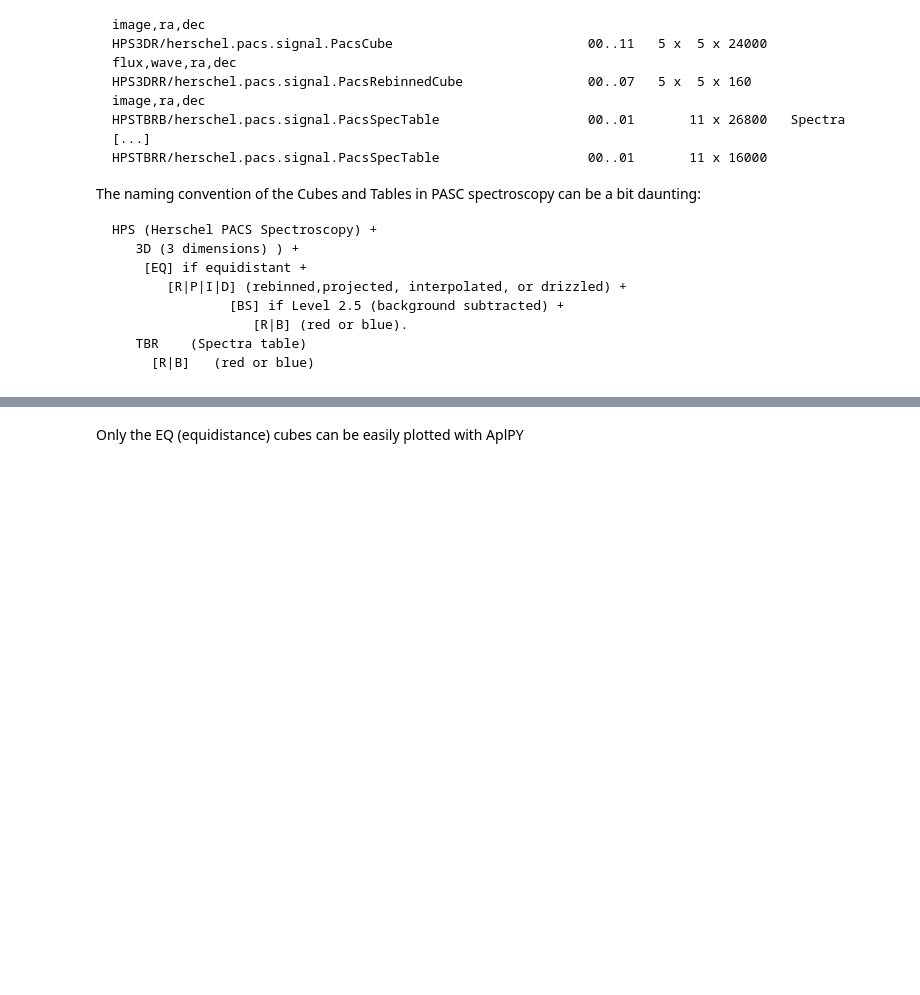
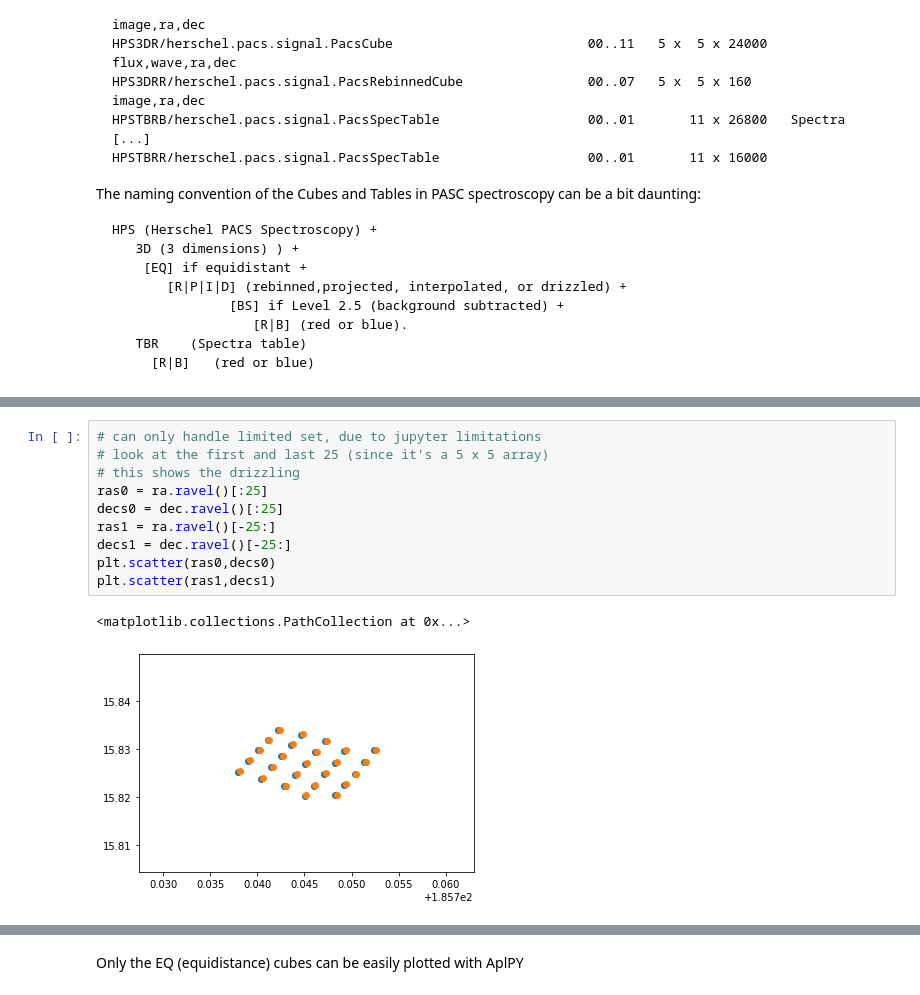
Before and after one commit to teuben/herplot, a Jupyter notebook: ngc4321.ipynb, the cells around one changed output, grey strips where cells are left out. Drawn from its saved outputs; the diff is of its cells as text; blank space fills up the shorter version.

```diff
--- a/ngc4321.ipynb
+++ b/ngc4321.ipynb
@@ -354,0 +362,13 @@ plt.scatter(ras,decs)
+# %%
+# can only handle limited set, due to jupyter limitations
+# look at the first and last 25 (since it's a 5 x 5 array)
+# this shows the drizzling
+ras0 = ra.ravel()[:25]
+decs0 = dec.ravel()[:25]
+ras1 = ra.ravel()[-25:]
+decs1 = dec.ravel()[-25:]
+plt.scatter(ras0,decs0)
+plt.scatter(ras1,decs1)
+# %% [output]
+<matplotlib.collections.PathCollection at 0x...>
+[figure, added]
```
Also changed, not shown: parts of 9 cells of this notebook.
